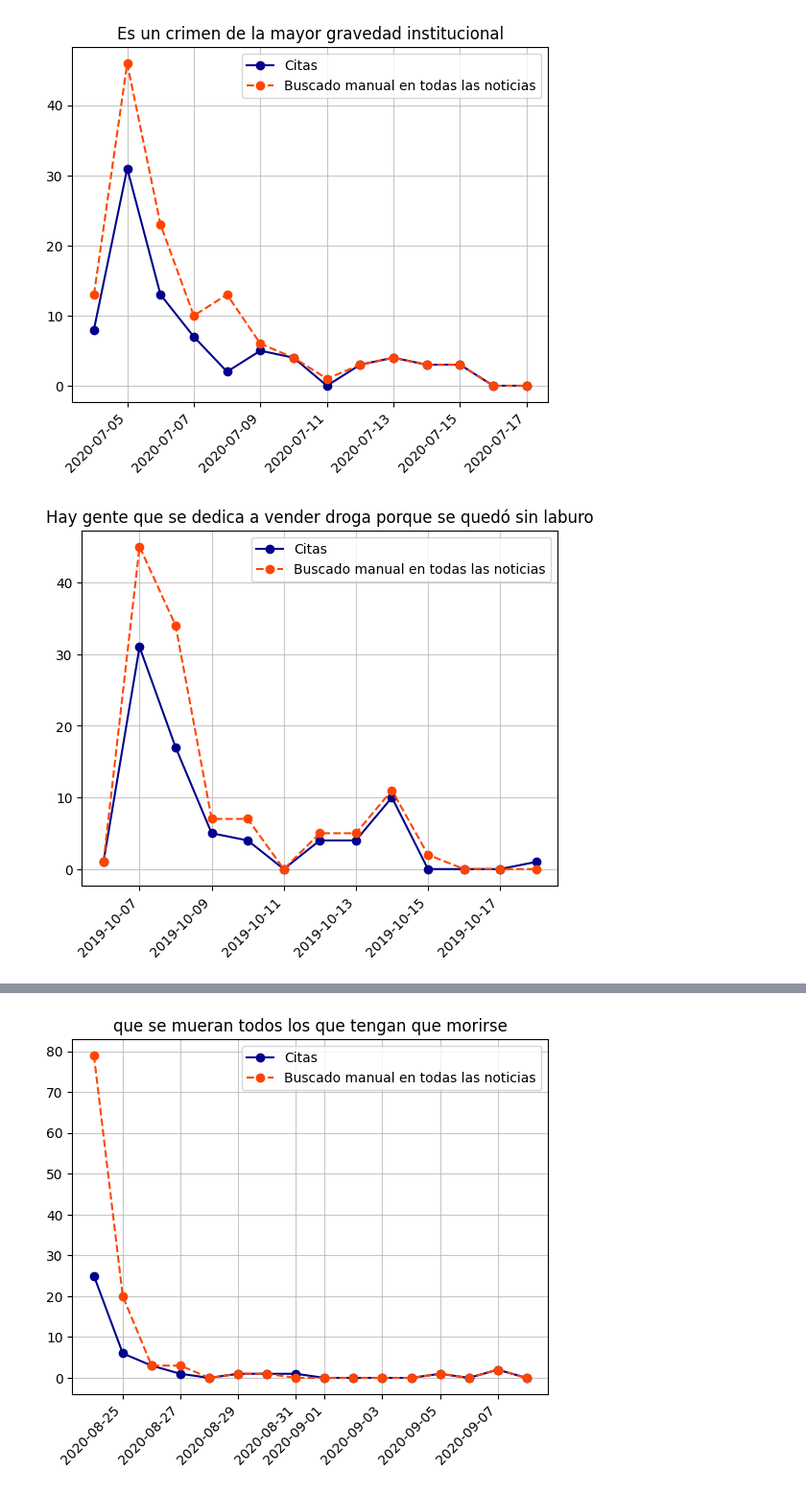
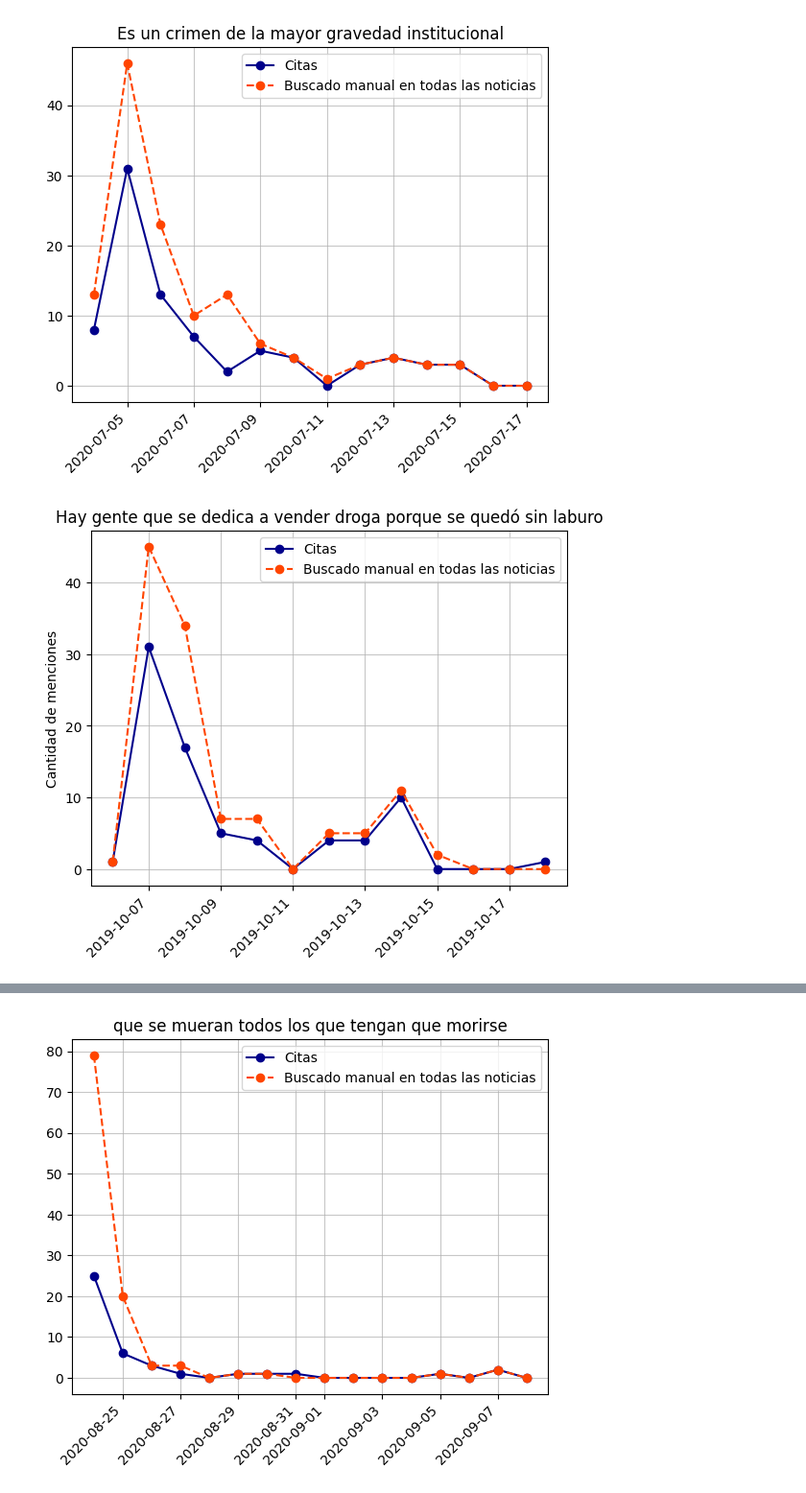
Before and after one commit to Ale-Mildiner/Tesis, a Jupyter notebook: Base_Medios_Arg/visualizacion_comparacion_con-sin_comillas.ipynb, the cells around one changed output, grey strips where cells are left out. Shown at 96% size. Cells and saved outputs as stored; diff of their text form; code cells hidden in the pictures.

```diff
--- a/Base_Medios_Arg/visualizacion_comparacion_con-sin_comillas.ipynb
+++ b/Base_Medios_Arg/visualizacion_comparacion_con-sin_comillas.ipynb
@@ -17,6 +17,7 @@ def grafico(fechas, citas, manual_search, root = None):
     plt.plot(fechas, manual_search, 'o--', color = 'orangered', label = 'Buscado manual en todas las noticias')
     plt.legend()
     plt.xticks(rotation=45, ha='right')
+    plt.ylabel('Cantidad de menciones')
     plt.grid(alpha = 0.7)
     plt.show()
 
@@ -37,10 +38,11 @@ grafico(fechas, citas[0:len(fechas)], manual_search, root)
 # %%
 Root = "Hay gente que se dedica a vender droga porque se quedó sin laburo"
 fecha_inicio = '2019-10-06'
 fecha_fin = '2019-10-18'
 fechas = pd.date_range(fecha_inicio,fecha_fin,freq='d')
 citas = [1.0, 31.0, 17.0, 5.0, 4.0, 0.0, 4.0, 4.0, 10.0, 0.0, 0.0, 0.0, 1.0]
 metodo_manual = [1, 45, 34, 7, 7, 0, 5, 5, 11, 2, 0, 0, 0]
+twitter = [0, 320, 37, 8, 4,2, 2, 0, 2, 0, 0, 0, 0 ]
 grafico(fechas, citas, metodo_manual, Root)
 # %% [output]
-[figure, old version]
+[figure, new version]
```
Also changed, not shown: parts of 2 cells of this notebook, 12 other files.
